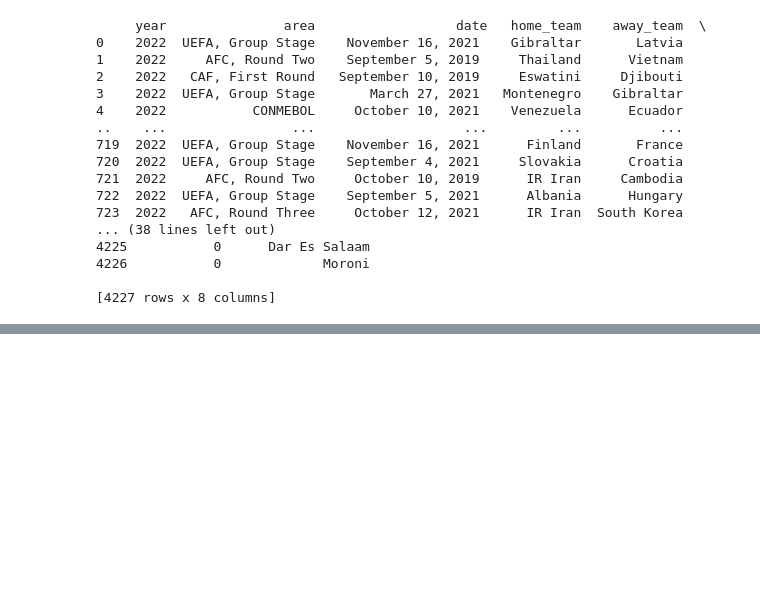
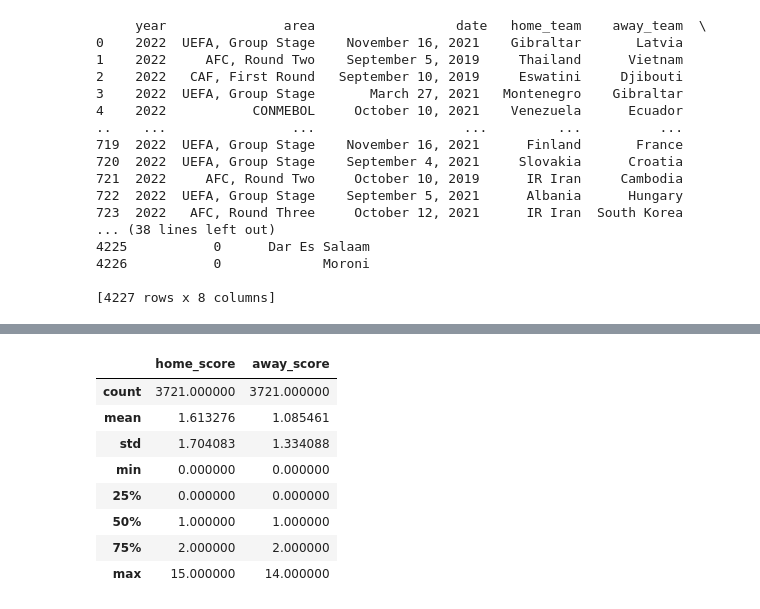
Before and after one commit to bw98/info6105final, a Jupyter notebook: worldcup_qualifications_preprocessing.ipynb, the cells around one changed output, grey strips where cells are left out. Drawn from its saved outputs; the diff is of its cells as text; code cells hidden in the pictures; blank space fills up the shorter version.

```diff
--- a/worldcup_qualifications_preprocessing.ipynb
+++ b/worldcup_qualifications_preprocessing.ipynb
@@ -41,0 +170,17 @@ print(data_before)
+# %%
+score_upperbound = 20
+# print(acr_df[acr_df['home_score'].astype(int) > score_upperbound])
+
+acr_df = acr_df.drop(acr_df[acr_df['home_score'] > score_upperbound].index)
+acr_df = acr_df.drop(acr_df[acr_df['away_score'] > score_upperbound].index)
+acr_df.describe()
+# %% [output]
+|  | home_score | away_score |
+| count | 3721.000000 | 3721.000000 |
+| mean | 1.613276 | 1.085461 |
+| std | 1.704083 | 1.334088 |
+| min | 0.000000 | 0.000000 |
+| 25% | 0.000000 | 0.000000 |
+| 50% | 1.000000 | 1.000000 |
+| 75% | 2.000000 | 2.000000 |
+| max | 15.000000 | 14.000000 |
```
Also changed, not shown: parts of 9 cells of this notebook.
